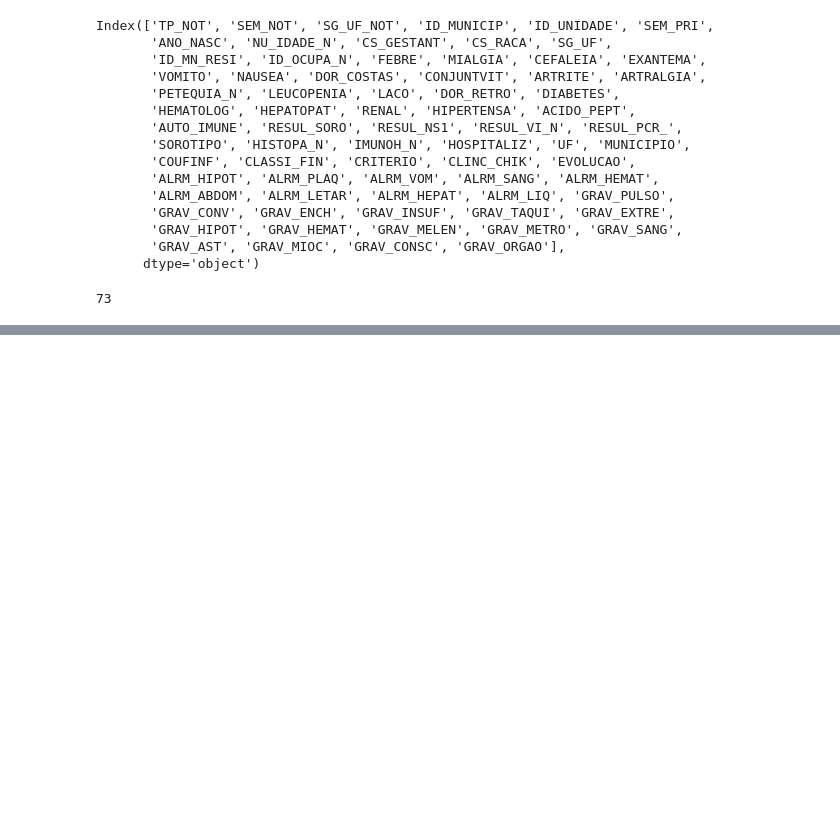
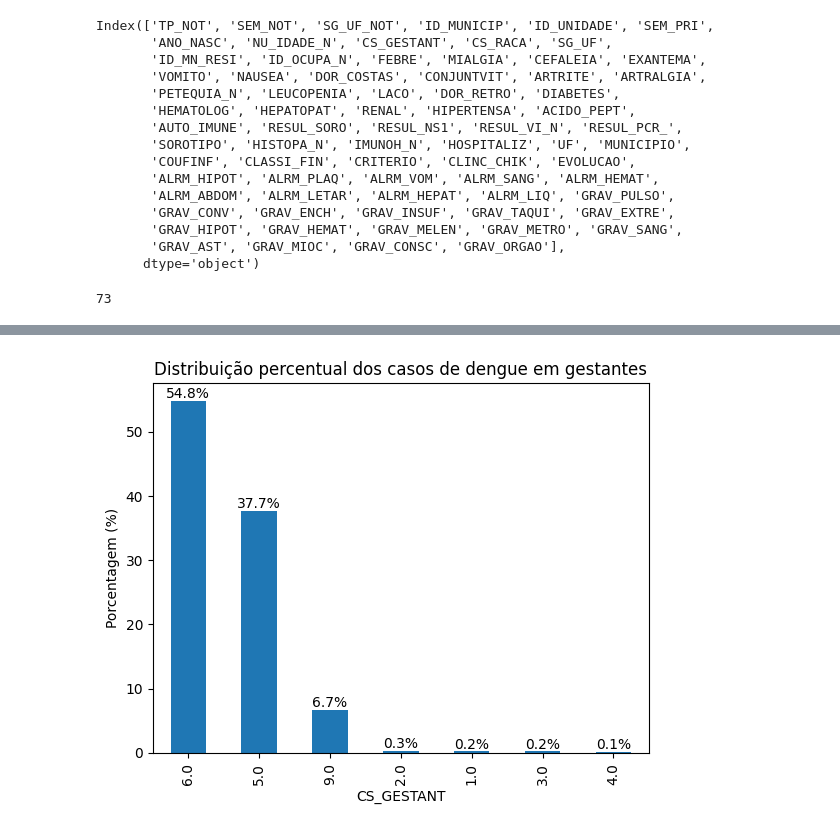
Before and after one commit to rodrigoandrade/8IADT-tech-challenge-fase1, a Jupyter notebook: tech_challenge_fase_1.ipynb, the cells around one changed output, grey strips where cells are left out. Saved outputs shown, nothing was run; the diff lists cells and outputs as text; code cells hidden in the pictures; blank space fills up the shorter version.

```diff
--- a/tech_challenge_fase_1.ipynb
+++ b/tech_challenge_fase_1.ipynb
@@ -650,0 +696,18 @@ for i, col in enumerate(numeric_cols):
+# %%
+percentual = dados['CS_GESTANT'].value_counts(normalize=True) * 100
+
+ax = percentual.plot(kind='bar')
+
+for p in ax.patches:
+    ax.annotate(
+        f'{p.get_height():.1f}%',
+        (p.get_x() + p.get_width() / 2., p.get_height()),
+        ha='center',
+        va='bottom'
+    )
+
+plt.ylabel('Porcentagem (%)')
+plt.title('Distribuição percentual dos casos de dengue em gestantes')
+plt.show()
+# %% [output]
+[figure, added]
```
Also changed, not shown: parts of 48 cells of this notebook.
